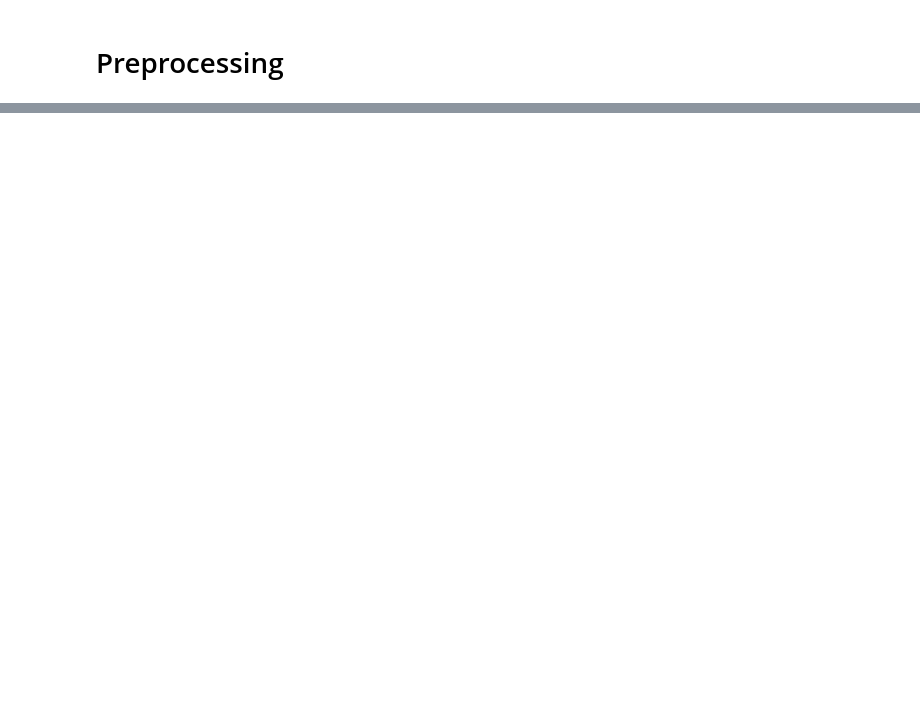
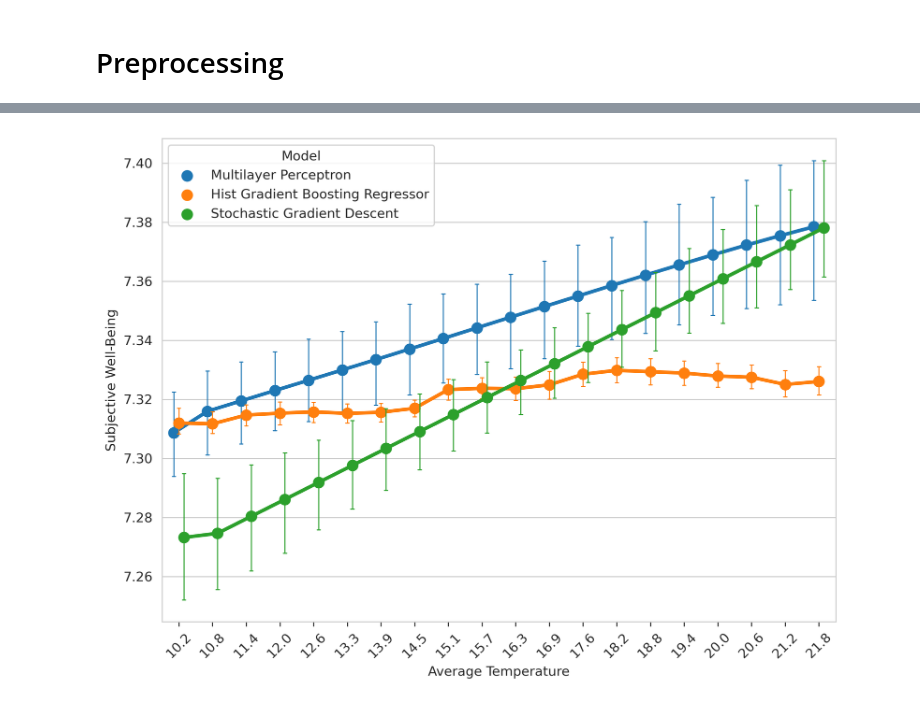
Before and after one commit to marcosousapoza/bachelor_thesis, a Jupyter notebook: pca.ipynb, the cells around one changed output, grey strips where cells are left out. Cells and saved outputs as stored; diff of their text form; code cells hidden in the pictures; blank space fills up the shorter version.

```diff
--- a/pca.ipynb
+++ b/pca.ipynb
@@ -59,7 +53,3 @@ print(f'Mean after subsampling: {data["tavg"].mean()}')
-# %%
-# interpolate
-data.sort_values(by=['pid', 'syear'], inplace=True)
-data = data.groupby('pid').bfill(1).reset_index(names='pid')
 # %% [markdown]
 # Preprocessing
 # %%
@@ -177,7 +168,7 @@ X_train, X_test, y_train, y_test = train_test_split(data_complete, y, test_size=
 # %%
 # Bootstrapping
-from sklearn.model_selection import StratifiedKFold
-custom_cv = StratifiedKFold(n_splits=5)
+from src.selectvar import BootstrapSampler
+custom_cv = BootstrapSampler(n_sample_test=30_000, n_sample_train=40_000, n_test=3/4, n_bootstraps=4)
 # %%
 from sklearn.ensemble import HistGradientBoostingRegressor
 from scikeras.wrappers import KerasRegressor
@@ -376,12 +329,12 @@ score_result_df = pd.DataFrame()
 importance_df = pd.DataFrame()
 
 # Iterate over the bootstraps
-for train_idx, test_idx in tqdm(custom_cv.split(X_train, y_train), total=n_splits):
+for train_idx, test_idx in tqdm(custom_cv.split(X, y), total=n_splits):
     # Get train part of bootstrap
-    X_train_b = X_train.iloc[train_idx]
-    y_train_b = y_train.iloc[train_idx]
-    X_test_b = X_train.iloc[test_idx]
-    y_test_b = y_train.iloc[test_idx]
+    X_train_b = X.iloc[train_idx]
+    y_train_b = y.iloc[train_idx]
+    X_test_b = X.iloc[test_idx]
+    y_test_b = y.iloc[test_idx]
 
     for name, model, func in models:
         # train all models
@@ -459 +423,38 @@ for train_idx, test_idx in tqdm(custom_cv.split(X_train, y_train), total=n_split
+# %%
+# Define number of bins
+num_bins = 20
+
+# Define bin edges
+bin_edges = np.linspace(df_results['values'].min(), df_results['values'].max(), num_bins + 1)
+
+# Create a new column 'bin' that assigns each 'values' entry to a bin
+df_results['bin'] = pd.cut(df_results['values'], bins=bin_edges)
+
+# Assign bin centers to 'bin_center' column
+df_results['bin_center'] = df_results['bin'].apply(lambda x: x.mid)
+
+temp = np.zeros((df_results.shape[0], 5)) # 5 weather variables
+temp[:, -1] = df_results['bin_center'].values
+bin_center_transformed = transformer.named_transformers_['Weather'].inverse_transform(temp)[:,-1]
+
+df_results['bin_center'] = np.round(bin_center_transformed, 1)
+
+# Plot with seaborn pointplot for each model
+plt.figure(figsize=(8, 6), dpi=300)
+sns.pointplot(data=df_results, x='bin_center', y='average', hue='model', join=True, capsize=.1, dodge=0.3, errwidth=0.8)
+# Get the legend and modify the title
+legend = plt.legend()
+legend.set_title('Model')
+
+# Other settings (rotating x-labels, adding x-ticks, etc.)
+plt.xticks(rotation=45)
+plt.tick_params(axis='x', which='both', bottom=True, top=False)
+plt.xlabel('Average Temperature')
+plt.ylabel('Subjective Well-Being')
+
+# Save the plot
+plt.tight_layout()
+plt.savefig(f'{base_path}/effect_temperature.pdf', dpi=300)
+# %% [output]
+[figure, added]
 # %%
```
Also changed, not shown: parts of 12 cells of this notebook, 3 other files.
